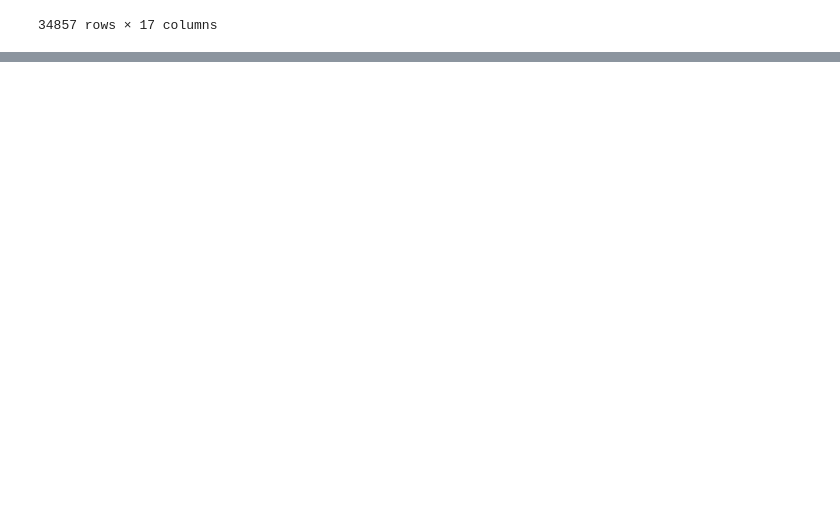
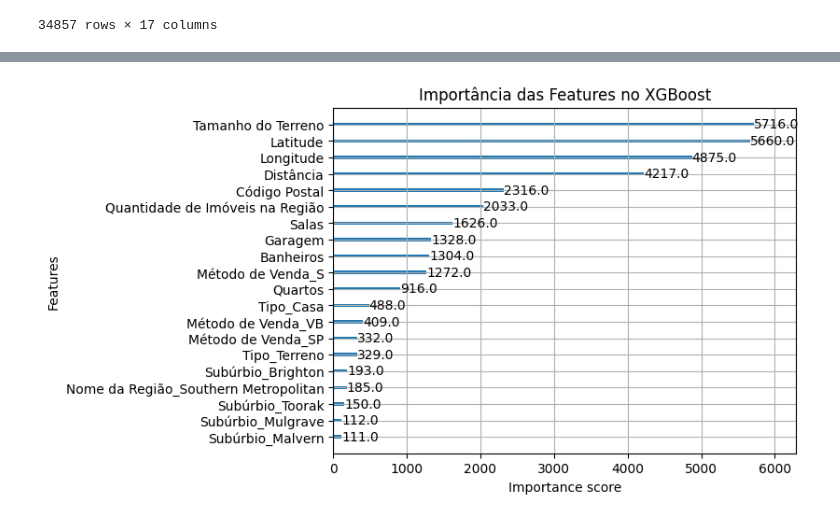
Before and after one commit to DanielFilho16/IA, a Jupyter notebook: src/dados.ipynb, the cells around one changed output, grey strips where cells are left out. Drawn from its saved outputs; the diff is of its cells as text; code cells hidden in the pictures; blank space fills up the shorter version.

Commit message:
XGBOOST implementado

```diff
--- a/src/dados.ipynb
+++ b/src/dados.ipynb
@@ -213,0 +181,17 @@ display(df_sem_preco[['Subúrbio', 'Endereço', 'Preço_Previsto']].head(100))
+# %%
+# Calcular o erro percentual
+erro_percentual = abs((y_test - y_pred) / y_test) * 100
+
+comparacao = pd.DataFrame({
+    'Preço Real': y_test,
+    'Preço Previsto': y_pred,
+    'Erro Absoluto': abs(y_test - y_pred),
+    'Erro Percentual': erro_percentual
+})
+
+comparacao['Preço Real'] = comparacao['Preço Real'].apply(lambda x: f'R$ {x:,.2f}')
+comparacao['Preço Previsto'] = comparacao['Preço Previsto'].apply(lambda x: f'R$ {x:,.2f}')
+comparacao['Erro Absoluto'] = comparacao['Erro Absoluto'].apply(lambda x: f'R$ {x:,.2f}')
+comparacao['Erro Percentual'] = comparacao['Erro Percentual'].apply(lambda x: f'{x:,.2f}%')
+
+print(comparacao.head(10))
@@ -213,0 +210,82 @@ display(df_sem_preco[['Subúrbio', 'Endereço', 'Preço_Previsto']].head(100))
+# %%
+#modelo random forest ja feito, agora usar xgboost
+xgb_model = xgb.XGBRegressor(
+    n_estimators=200,  # Número de árvores (pode ajustar)
+    learning_rate=0.05,  # Taxa de aprendizado
+    max_depth=10,        # Profundidade máxima das árvores
+    min_child_weight=5, # Peso mínimo necessário em um nó
+    subsample=0.8,      # Fração de amostras usadas para cada árvore
+    colsample_bytree=0.8, # Fração de features usadas para cada árvore
+    random_state=42,
+    n_jobs=-1,          # Usar todos os núcleos do processador
+    early_stopping_rounds=50
+)
+
+
+
+# treinar
+xgb_model.fit(X_train, y_train, eval_set=[(X_test, y_test)],  verbose=10)  # Mostrar progresso a cada 10 iterações
+
+# resultados xgboost
+y_pred_xgb = xgb_model.predict(X_test)
+
+# estatisticas
+mae_xgb = mean_absolute_error(y_test, y_pred_xgb)
+r2_xgb = r2_score(y_test, y_pred_xgb)
+erro_percentual_xgb = abs((y_test - y_pred_xgb) / y_test) * 100
+
+
+print("\nResultados do XGBoost:")
+print(f"Erro Absoluto Médio (MAE): R$ {mae_xgb:,.2f}")
+print(f"R² (Coeficiente de Determinação): {r2_xgb:.4f}")
+
+# comparação com Random Forest
+print("\nComparação com Random Forest:")
+print(f"MAE (XGBoost): R$ {mae_xgb:,.2f} vs MAE (RF): R$ {mae:,.2f}")
+print(f"R² (XGBoost): {r2_xgb:.4f} vs R² (RF): {r2:.4f}")
+
+# importancia de cada coluna xgboost
+plt.figure(figsize=(10, 8))
+xgb.plot_importance(xgb_model, max_num_features=20)
+plt.title('Importância das Features no XGBoost')
+plt.show()
+
+
+# DataFrame de comparação para XGBoost
+comparacao_xgb = pd.DataFrame({
+    'Preço Real': y_test,
+    'Preço Previsto (XGBoost)': y_pred_xgb,
+    'Erro Absoluto (XGBoost)': abs(y_test - y_pred_xgb),
+    'Erro Percentual (XGBoost)': erro_percentual_xgb
+})
+
+comparacao_xgb['Preço Real'] = comparacao_xgb['Preço Real'].apply(lambda x: f'R$ {x:,.2f}')
+comparacao_xgb['Preço Previsto (XGBoost)'] = comparacao_xgb['Preço Previsto (XGBoost)'].apply(lambda x: f'R$ {x:,.2f}')
+comparacao_xgb['Erro Absoluto (XGBoost)'] = comparacao_xgb['Erro Absoluto (XGBoost)'].apply(lambda x: f'R$ {x:,.2f}')
+comparacao_xgb['Erro Percentual (XGBoost)'] = comparacao_xgb['Erro Percentual (XGBoost)'].apply(lambda x: f'{x:,.2f}%')
+
+comparacao_xgb['Preço Previsto (RF)'] = comparacao['Preço Previsto']
+comparacao_xgb['Erro Absoluto (RF)'] = comparacao['Erro Absoluto']
+comparacao_xgb['Erro Percentual (RF)'] = comparacao['Erro Percentual']
+
+# Reordenar colunas para melhor visualização
+colunas_ordenadas = [
+    'Preço Real',
+    'Preço Previsto (RF)',
+    'Preço Previsto (XGBoost)',
+    'Erro Absoluto (RF)',
+    'Erro Absoluto (XGBoost)',
+    'Erro Percentual (RF)',
+    'Erro Percentual (XGBoost)'
+]
+comparacao_completa = comparacao_xgb[colunas_ordenadas]
+
+print("\nComparação entre Random Forest e XGBoost:")
+display(comparacao_completa.head(10))
+
+print("\nMétricas Agregadas:")
+print(f"MAE Random Forest: R$ {mae:,.2f}")
+print(f"MAE XGBoost: R$ {mae_xgb:,.2f}")
+print(f"R² Random Forest: {r2:.4f}")
+print(f"R² XGBoost: {r2_xgb:.4f}")
+# %% [output]
@@ -213,0 +310 @@ display(df_sem_preco[['Subúrbio', 'Endereço', 'Preço_Previsto']].head(100))
+[figure, added]
```
Also changed, not shown: parts of 10 cells of this notebook.
